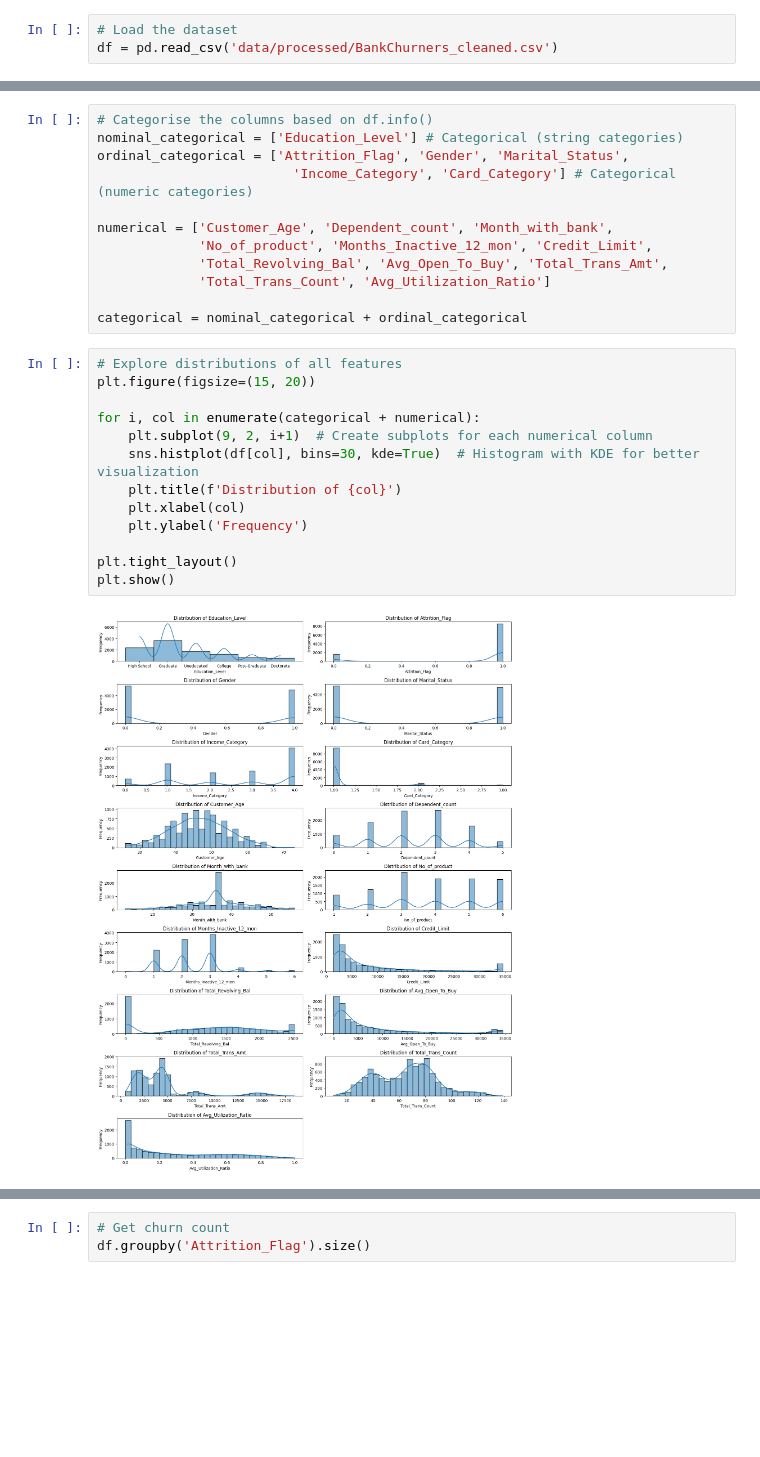
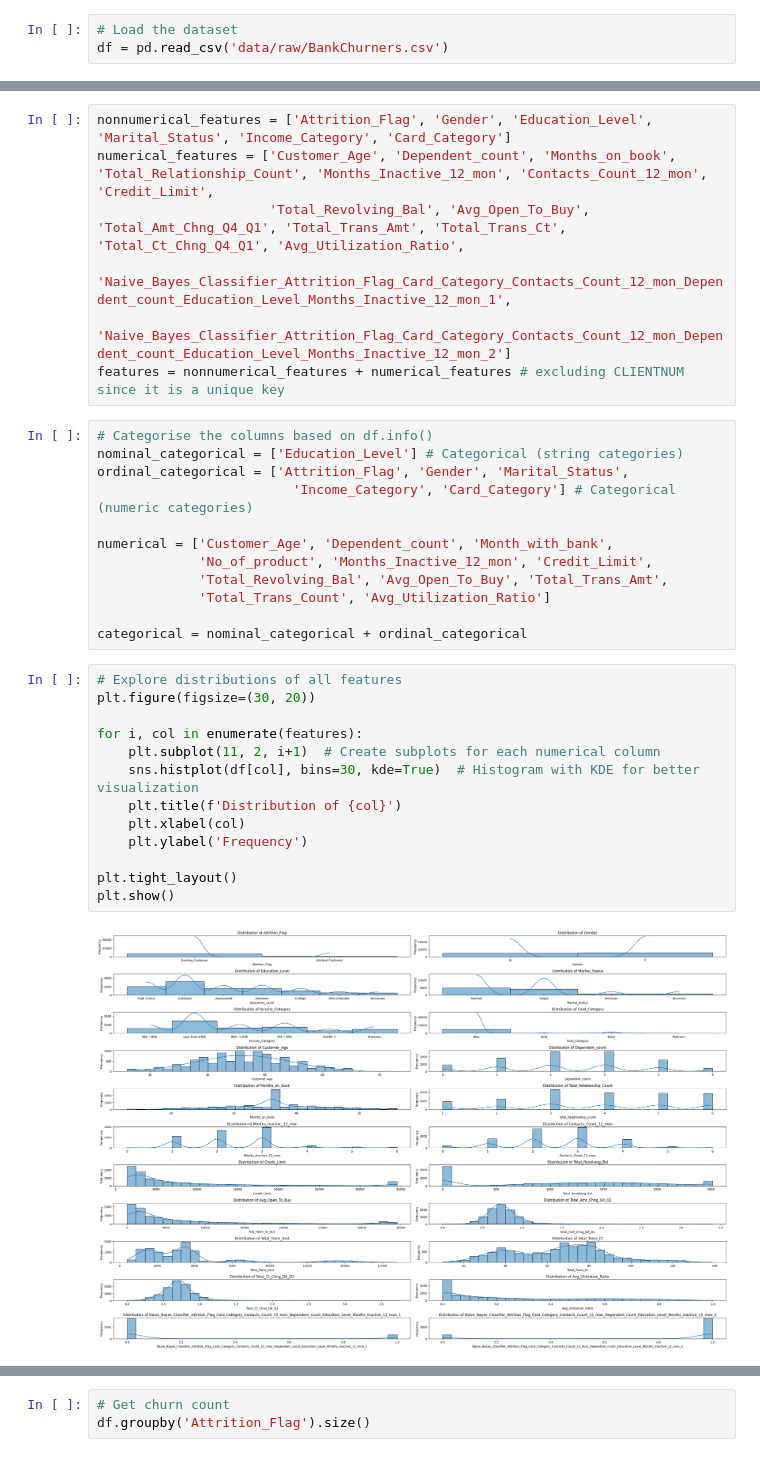
Before and after one commit to yionna/DSA3101-Object-Not-Found, a Jupyter notebook: Exploratory_Data_Analysis.ipynb, the cells around one changed output, grey strips where cells are left out. Cells and saved outputs as stored; diff of their text form; blank space fills up the shorter version.

```diff
--- a/Exploratory_Data_Analysis.ipynb
+++ b/Exploratory_Data_Analysis.ipynb
@@ -9,7 +9,7 @@ import matplotlib.pyplot as plt
 import seaborn as sns
 # %%
 # Load the dataset
-df = pd.read_csv('data/processed/BankChurners_cleaned.csv')
+df = pd.read_csv('data/raw/BankChurners.csv')
 # %% [markdown]
 ## 2. Data Exploration
 # %% [markdown]
@@ -54,5 +55,12 @@ memory usage: 1.4+ MB
 # %% [markdown]
 ### 2.2 Explore Feature Patterns
+# %%
+nonnumerical_features = ['Attrition_Flag', 'Gender', 'Education_Level', 'Marital_Status', 'Income_Category', 'Card_Category']
+numerical_features = ['Customer_Age', 'Dependent_count', 'Months_on_book', 'Total_Relationship_Count', 'Months_Inactive_12_mon', 'Contacts_Count_12_mon', 'Credit_Limit',
+                      'Total_Revolving_Bal', 'Avg_Open_To_Buy', 'Total_Amt_Chng_Q4_Q1', 'Total_Trans_Amt', 'Total_Trans_Ct', 'Total_Ct_Chng_Q4_Q1', 'Avg_Utilization_Ratio',
+                      'Naive_Bayes_Classifier_Attrition_Flag_Card_Category_Contacts_Count_12_mon_Dependent_count_Education_Level_Months_Inactive_12_mon_1',
+                      'Naive_Bayes_Classifier_Attrition_Flag_Card_Category_Contacts_Count_12_mon_Dependent_count_Education_Level_Months_Inactive_12_mon_2']
+features = nonnumerical_features + numerical_features # excluding CLIENTNUM since it is a unique key
 # %%
 # Categorise the columns based on df.info()
 nominal_categorical = ['Education_Level'] # Categorical (string categories)
@@ -67,17 +75,17 @@ numerical = ['Customer_Age', 'Dependent_count', 'Month_with_bank',
 categorical = nominal_categorical + ordinal_categorical
 # %%
 # Explore distributions of all features
-plt.figure(figsize=(15, 20))
+plt.figure(figsize=(30, 20))
 
-for i, col in enumerate(categorical + numerical):
-    plt.subplot(9, 2, i+1)  # Create subplots for each numerical column
+for i, col in enumerate(features):
+    plt.subplot(11, 2, i+1)  # Create subplots for each numerical column
     sns.histplot(df[col], bins=30, kde=True)  # Histogram with KDE for better visualization
     plt.title(f'Distribution of {col}')
     plt.xlabel(col)
     plt.ylabel('Frequency')
 
 plt.tight_layout()
 plt.show()
 # %% [output]
-[figure, old version]
+[figure, new version]
 # %% [markdown]
```
Also changed, not shown: parts of 14 cells of this notebook.
